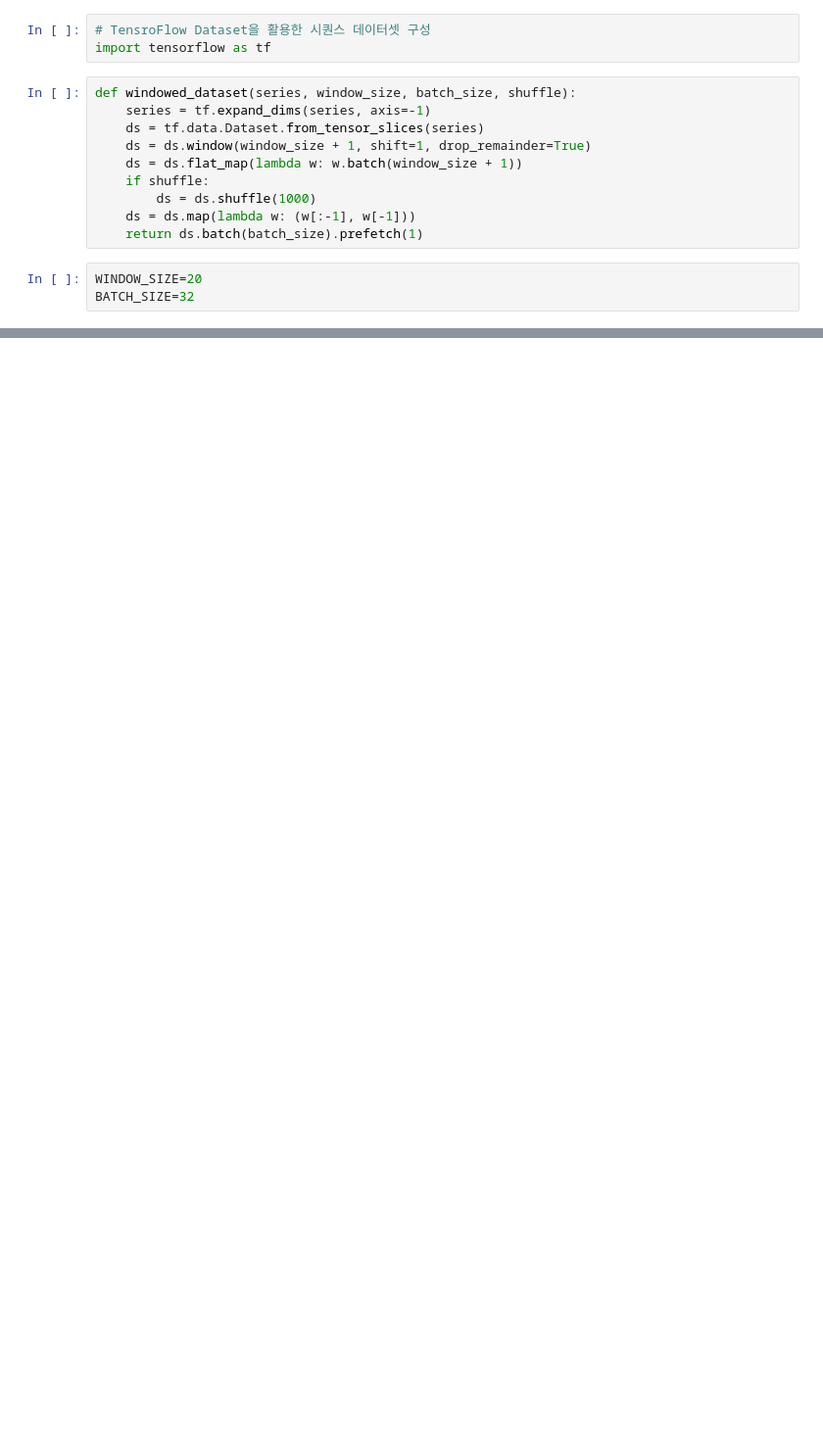
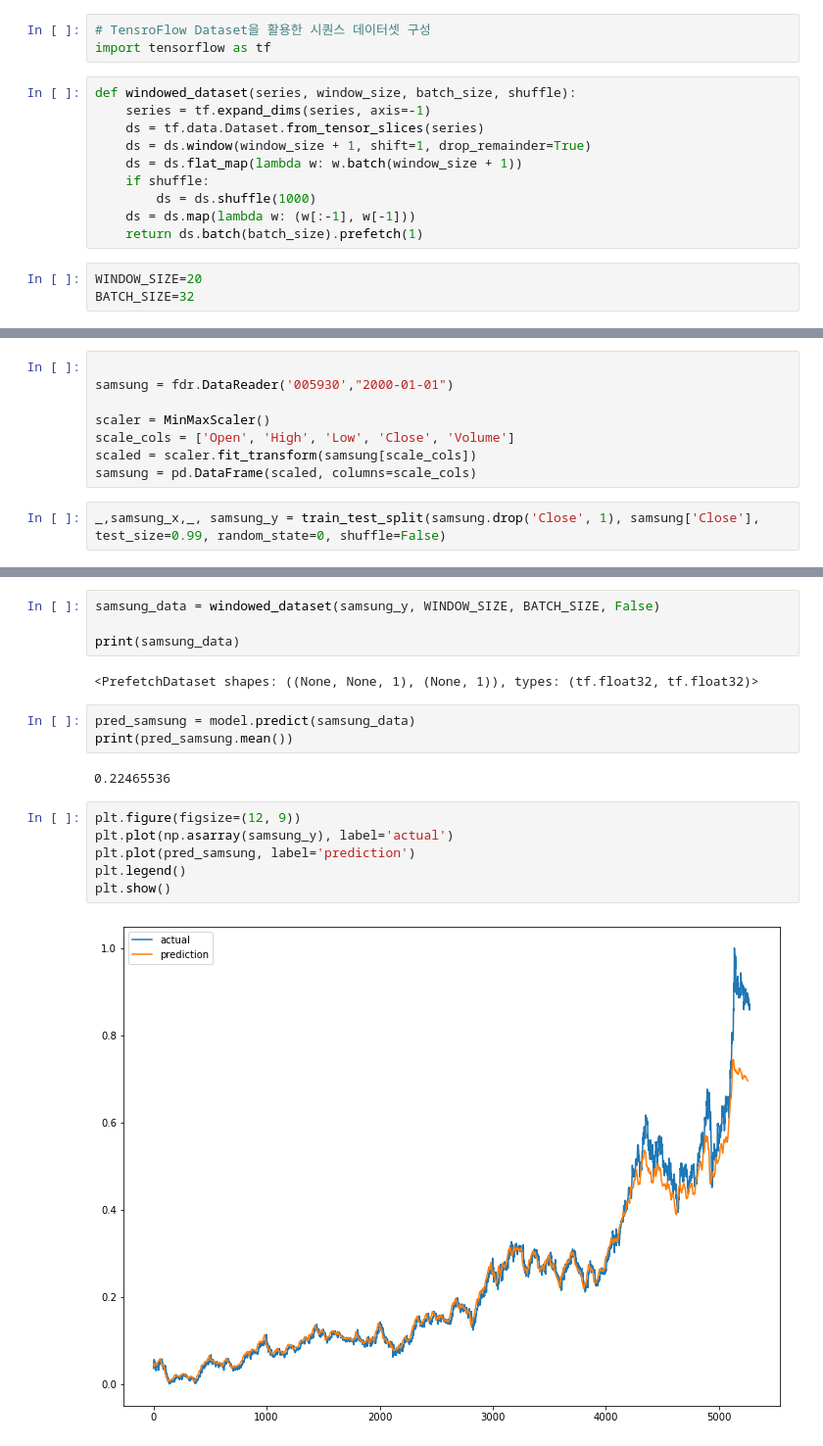
Before and after one commit to Deferare/Personal-Studies, a Jupyter notebook: Artificial Intelligence/파이썬 증권 데이터 분석/Learning_test/Tensorflow LSTM을 활용한 주가 예측 모델.ipynb, the cells around one changed output, grey strips where cells are left out. Shown at 98% size. Cells and saved outputs as stored; diff of their text form; blank space fills up the shorter version.

```diff
--- a/Artificial Intelligence/파이썬 증권 데이터 분석/Learning_test/Tensorflow LSTM을 활용한 주가 예측 모델.ipynb
+++ b/Artificial Intelligence/파이썬 증권 데이터 분석/Learning_test/Tensorflow LSTM을 활용한 주가 예측 모델.ipynb
@@ -253,0 +266,10 @@ plt.show()
+# %%
+
+samsung = fdr.DataReader('005930',"2000-01-01")
+
+scaler = MinMaxScaler()
+scale_cols = ['Open', 'High', 'Low', 'Close', 'Volume']
+scaled = scaler.fit_transform(samsung[scale_cols])
+samsung = pd.DataFrame(scaled, columns=scale_cols)
+# %%
+_,samsung_x,_, samsung_y = train_test_split(samsung.drop('Close', 1), samsung['Close'], test_size=0.99, random_state=0, shuffle=False)
@@ -253,0 +292,19 @@ plt.show()
+# %%
+samsung_data = windowed_dataset(samsung_y, WINDOW_SIZE, BATCH_SIZE, False)
+
+print(samsung_data)
+# %% [output]
+<PrefetchDataset shapes: ((None, None, 1), (None, 1)), types: (tf.float32, tf.float32)>
+# %%
+pred_samsung = model.predict(samsung_data)
+print(pred_samsung.mean())
+# %% [output]
+0.22465536
+# %%
+plt.figure(figsize=(12, 9))
+plt.plot(np.asarray(samsung_y), label='actual')
+plt.plot(pred_samsung, label='prediction')
+plt.legend()
+plt.show()
+# %% [output]
+[figure, added]
```
Also changed, not shown: parts of 23 cells of this notebook, 1 other file.
